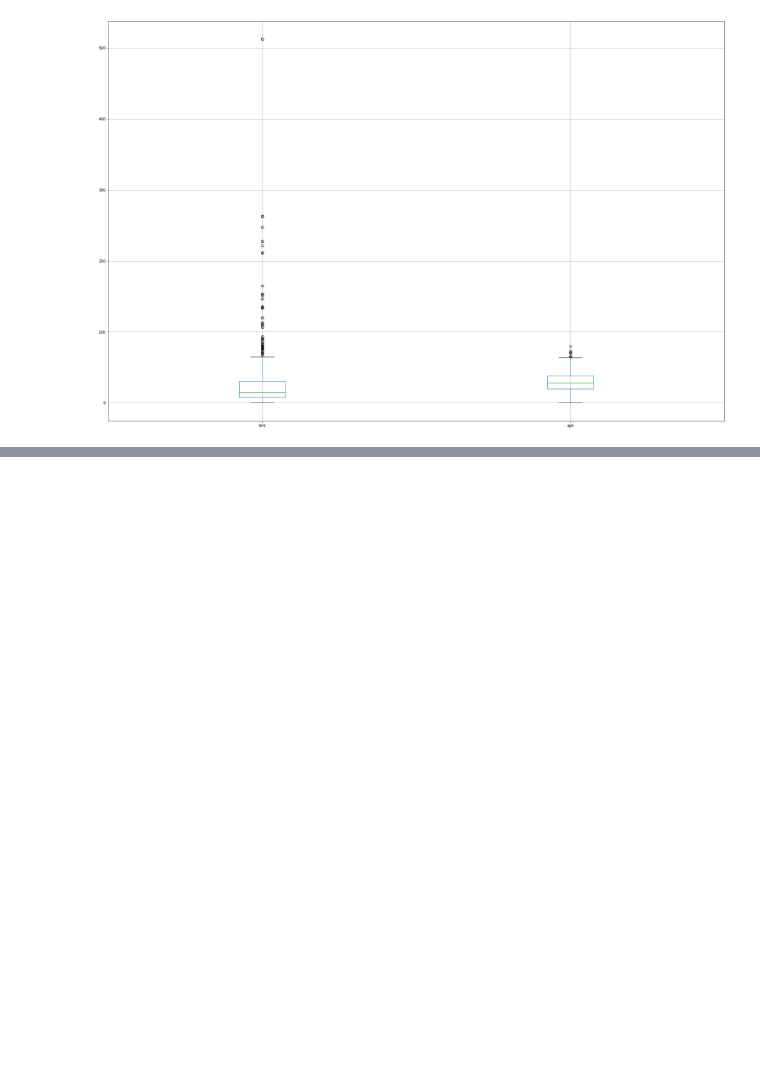
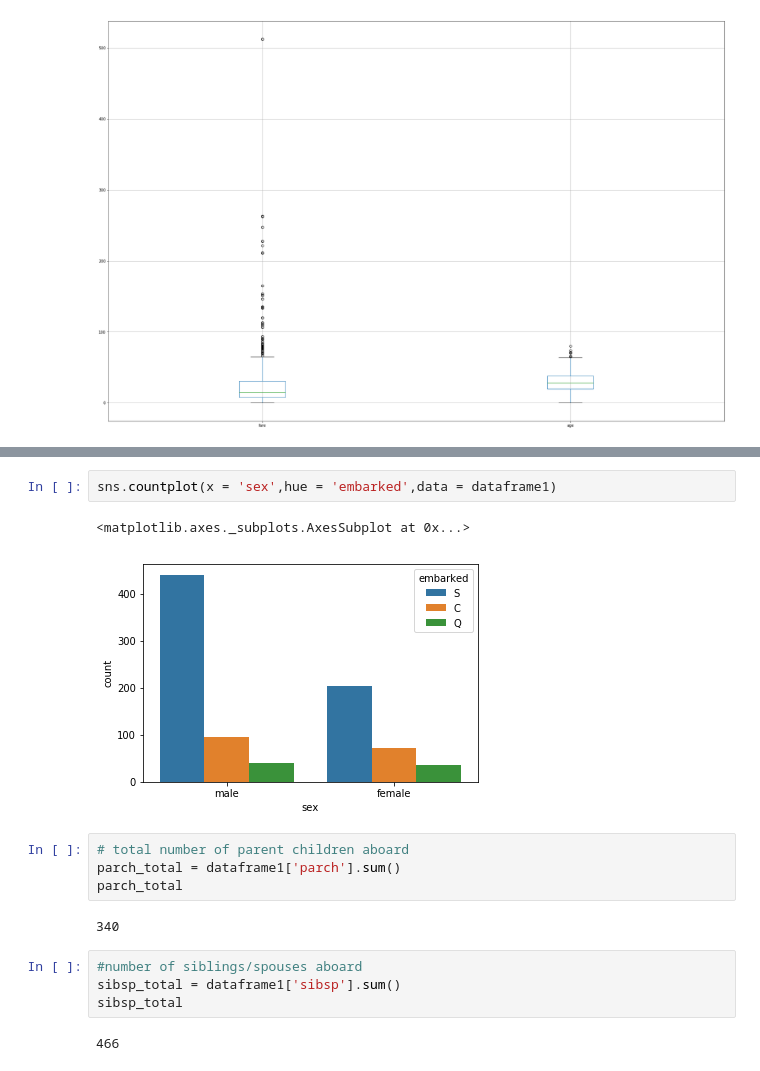
Before and after one commit to shreyaagrawal0809/mp-schools, a Jupyter notebook: titanic-data-analysis/analysis-titanic-data.ipynb, the cells around one changed output, grey strips where cells are left out. Drawn from its saved outputs; the diff is of its cells as text; blank space fills up the shorter version.

```diff
--- a/titanic-data-analysis/analysis-titanic-data.ipynb
+++ b/titanic-data-analysis/analysis-titanic-data.ipynb
@@ -380,0 +456,17 @@ dataframe1.boxplot(column = ['fare','age'])
+# %%
+sns.countplot(x = 'sex',hue = 'embarked',data = dataframe1)
+# %% [output]
+<matplotlib.axes._subplots.AxesSubplot at 0x...>
+[figure, added]
+# %%
+# total number of parent children aboard
+parch_total = dataframe1['parch'].sum()
+parch_total
+# %% [output]
+340
+# %%
+#number of siblings/spouses aboard
+sibsp_total = dataframe1['sibsp'].sum()
+sibsp_total
+# %% [output]
+466
```
Also changed, not shown: parts of 11 cells of this notebook.
